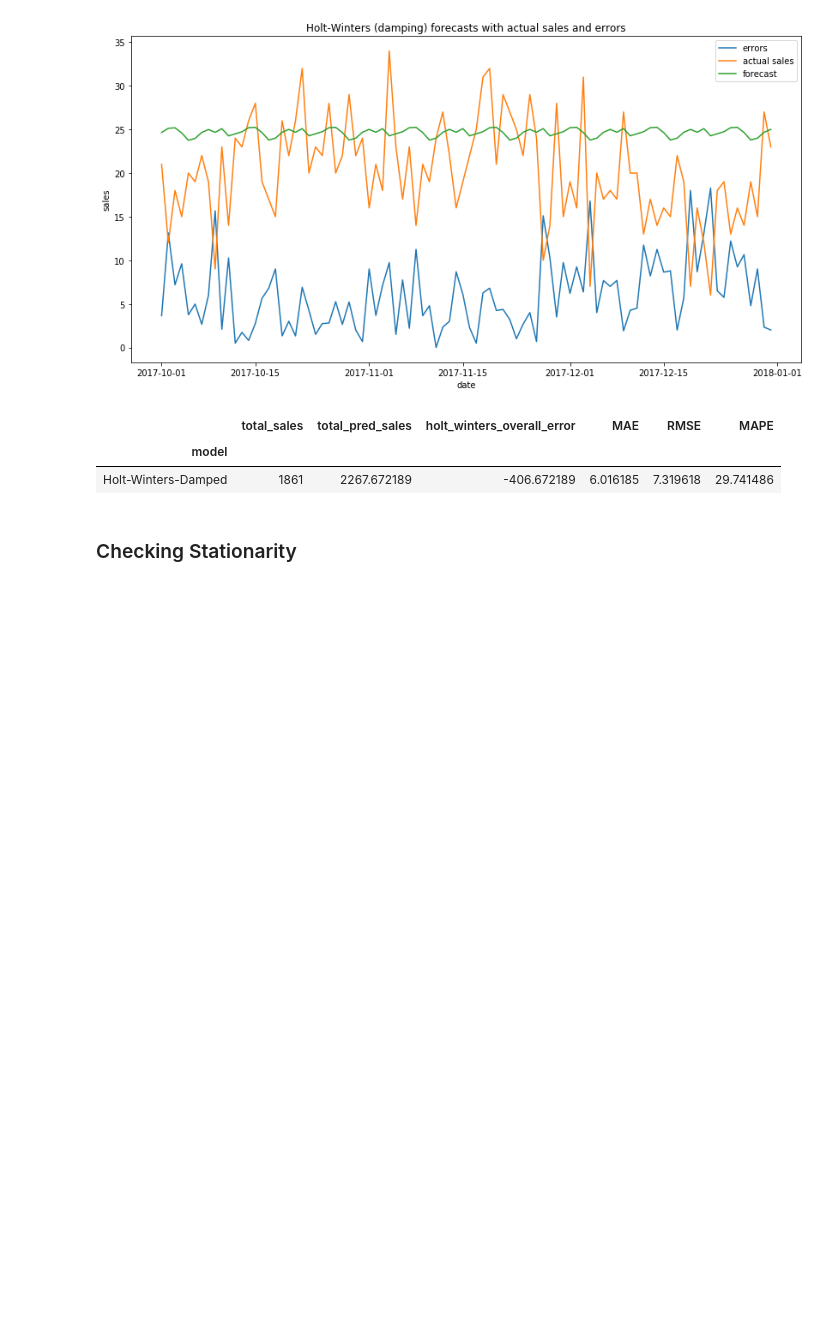
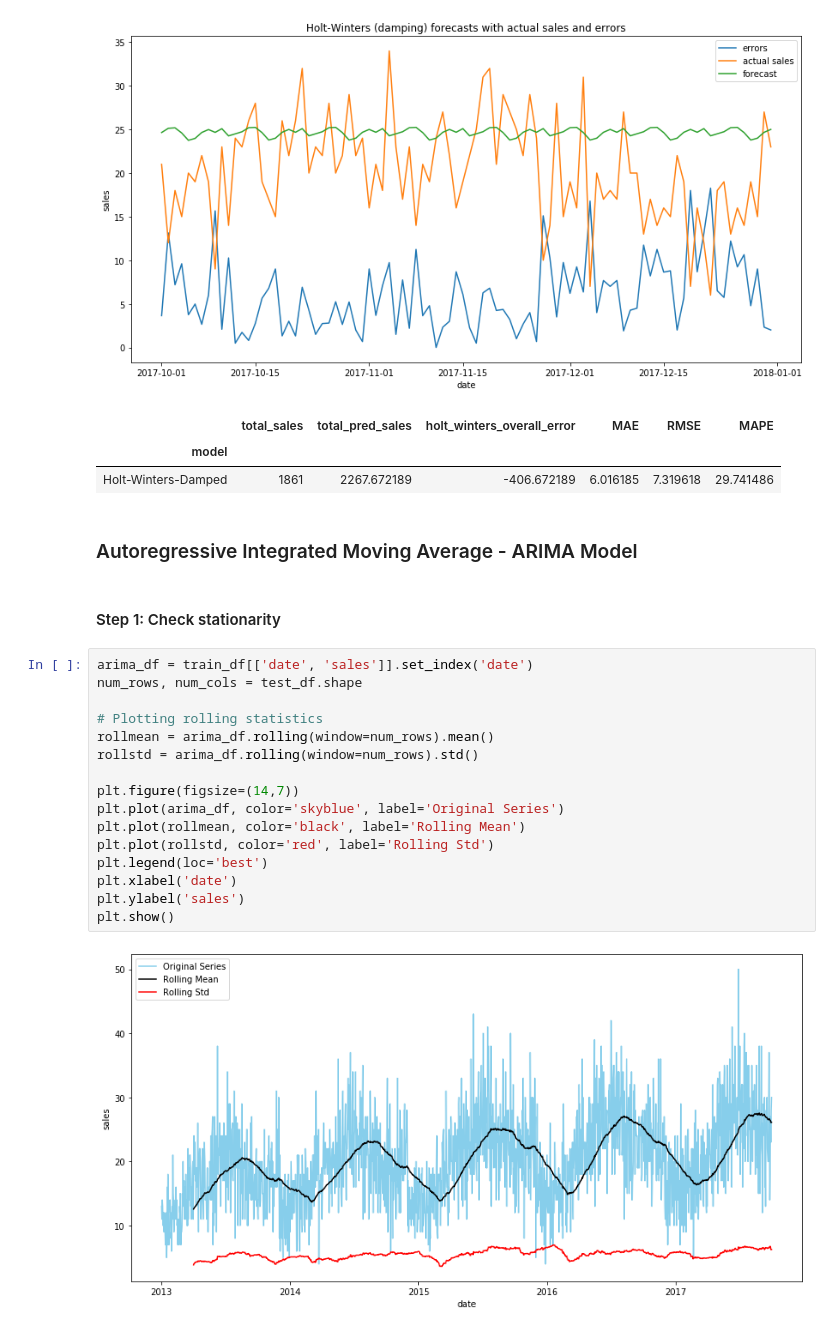
Before and after one commit to akshitvjain/product-sales-forecasting, a Jupyter notebook: notebook-sales-demand-forecasting.ipynb, the cells around one changed output. Drawn from its saved outputs; the diff is of its cells as text; blank space fills up the shorter version.

Commit message:
started with arima

```diff
--- a/notebook-sales-demand-forecasting.ipynb
+++ b/notebook-sales-demand-forecasting.ipynb
@@ -322,5 +322,25 @@ result_df_hwd
 |  | total_sales | total_pred_sales | holt_winters_overall_error | MAE | RMSE | MAPE |
 | model |  |  |  |  |  |  |
 | Holt-Winters-Damped | 1861 | 2267.672189 | -406.672189 | 6.016185 | 7.319618 | 29.741486 |
-# %% [markdown]
-### Checking Stationarity
+# %% [markdown]
+### Autoregressive Integrated Moving Average - ARIMA Model
+# %% [markdown]
+#### Step 1: Check stationarity
+# %%
+arima_df = train_df[['date', 'sales']].set_index('date')
+num_rows, num_cols = test_df.shape
+
+# Plotting rolling statistics
+rollmean = arima_df.rolling(window=num_rows).mean()
+rollstd = arima_df.rolling(window=num_rows).std()
+
+plt.figure(figsize=(14,7))
+plt.plot(arima_df, color='skyblue', label='Original Series')
+plt.plot(rollmean, color='black', label='Rolling Mean')
+plt.plot(rollstd, color='red', label='Rolling Std')
+plt.legend(loc='best')
+plt.xlabel('date')
+plt.ylabel('sales')
+plt.show()
+# %% [output]
+[figure, added]
```
